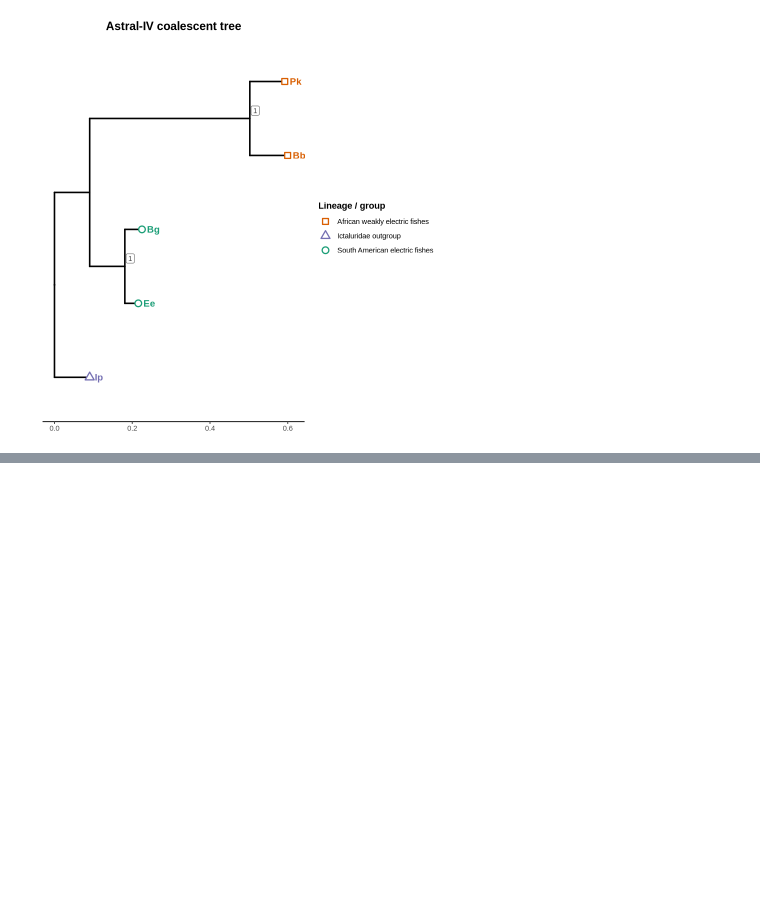
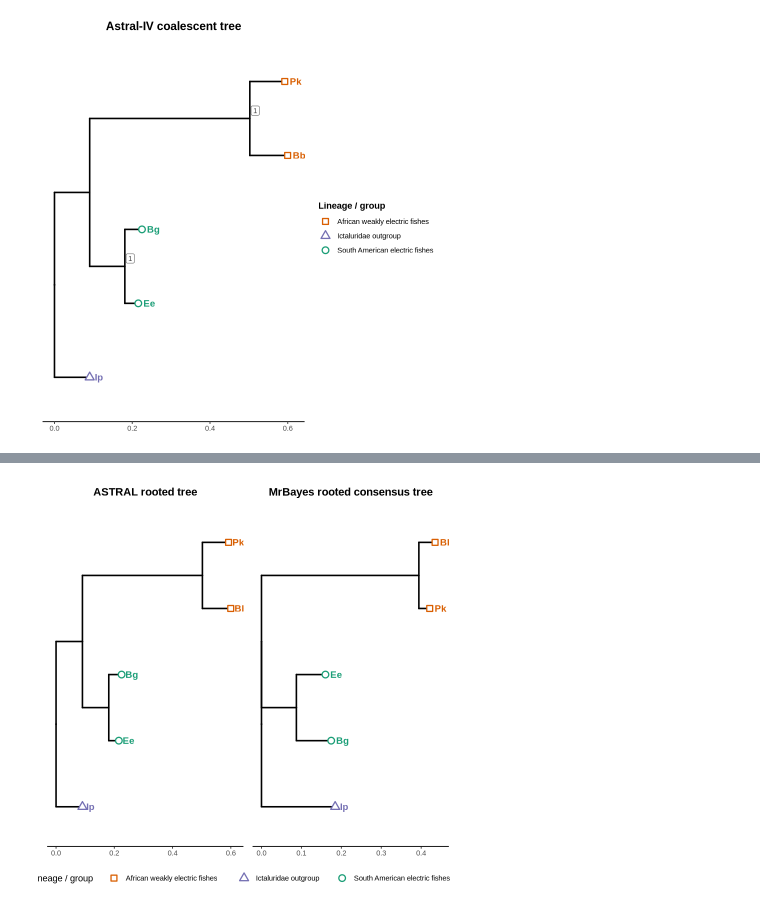
Before and after one commit to svenkatesh06/Botany653, a Jupyter notebook: scripts/coalescent_astral/visualize_trees_astral.ipynb, the cells around one changed output, grey strips where cells are left out. Saved outputs shown, nothing was run; the diff lists cells and outputs as text; code cells hidden in the pictures; blank space fills up the shorter version.

Commit message:
added comparison bet. astral and MrBayes

```diff
--- a/scripts/coalescent_astral/visualize_trees_astral.ipynb
+++ b/scripts/coalescent_astral/visualize_trees_astral.ipynb
@@ -90,6 +93,22 @@ plot_tree <- function(tree_file, outfile_prefix, plot_title) {
 ")
     return(p)
 }
+
+#
+plot_cophylo_colored <- function(outfile, type = c("pdf", "png"),title) {
+    type <- match.arg(type)
+
+    if (type == "pdf") {
+        pdf(outfile, width = 13, height = 8)
+    } else {
+        png(outfile, width = 3900, height = 2400, res = 300)
+    }
+
+    par(mar = c(2, 2, 6, 10), xpd = NA)
+    plot(co, fsize = 1.1, ftype = "i", link.type = "curved", link.lwd = 3, link.col = link_cols, pts = TRUE, pch = 21, mar = c(2, 2, 6, 10))
+    mtext(title, side = 3, line = 3, cex = 1.4, font = 2)
+    dev.off()
+}
 # %%
 # plot tree
 plot_tree(
@@ -112,3 +131,82 @@ Rooted; includes branch length(s).
 Warning message in geom_label2(aes(subset = !isTip & !is.na(label) & label != "", :
 “Ignoring unknown parameters: `label.size`”
 [figure]
+# %%
+## compare NT AStral and MrBayes trees
+
+mb_file <- file.path("../../results/mrbayes/full_run/full_run_mrbayes.nex.con.tre")
+astral_file <- file.path(indir, "astral4_species_tree_nt.tre")
+
+compare_outdir <- file.path(outdir, "comparison_astral_mrbayes")
+dir.create(compare_outdir, recursive = TRUE, showWarnings = FALSE)
+
+astral_tree <- read.tree(astral_file)
+mb_tree <- read.nexus(mb_file)
+
+if (inherits(mb_tree, "multiPhylo")) {
+    mb_tree <- mb_tree[[1]]
+}
+
+if (!setequal(astral_tree$tip.label, mb_tree$tip.label)) {
+    stop("Tip labels do not match")
+}
+
+outgroup <- "Ip"
+
+# Astral tree is already rooted.
+if (is.rooted(astral_tree)){
+    astral_rooted <- astral_tree
+} else {
+    cat("Astral tree is unrooted, rooting with Ip as outgroup...\n")
+    astral_rooted <- root(astral_tree, outgroup = outgroup, resolve.root = TRUE)
+}
+
+mb_rooted <- root(mb_tree, outgroup = outgroup, resolve.root = TRUE)
+
+astral_rooted <- ladderize(astral_rooted)
+mb_rooted <- ladderize(mb_rooted)
+
+compare_result <- capture.output(comparePhylo(astral_rooted, mb_rooted))
+writeLines(compare_result)
+writeLines(compare_result, file.path(compare_outdir, "comparePhylo_astral_nt_vs_mrbayes.txt"))
+
+rf <- dist.topo(astral_rooted, mb_rooted)
+cat("Robinson-Foulds distance:", rf, "")
+writeLines( paste("Robinson-Foulds distance:", rf), file.path(compare_outdir, "rf_distance_astral_nt_vs_mrbayes.txt"))
+
+assoc <- cbind(astral_rooted$tip.label, astral_rooted$tip.label)
+link_cols <- lineage_palette[lineage_df$lineage[match(assoc[, 1], lineage_df$label)]]
+
+co <- cophylo( astral_rooted, mb_rooted, assoc = assoc, rotate = TRUE)
+
+plot_cophylo_colored(file.path(compare_outdir, "cophylo_astral_nt_vs_mrbayes.pdf"), type = "pdf", title = "Cophylo comparison of Astral-IV and MrBayes trees" )
+plot_cophylo_colored(file.path(compare_outdir, "cophylo_astral_nt_vs_mrbayes.png"), type = "png",title ="Cophylo comparison of Astral-IV and MrBayes trees")
+
+# Also save cleaner side-by-side ggtree plots.
+p_iq <- ggtree(astral_rooted, size = 0.9) %<+% lineage_df +
+    geom_tippoint(aes(color = lineage, shape = lineage), size = 3, fill = "white", stroke = 1.1) +
+    geom_tiplab(aes(color = lineage), size = 4, fontface = "bold", offset = 0.01, show.legend = FALSE) +
+    scale_color_manual(values = lineage_palette, name = "Lineage / group") +
+    scale_shape_manual(values = lineage_shapes, name = "Lineage / group") +
+    ggtitle("ASTRAL rooted tree") +
+    theme_tree2() +
+    theme(plot.title = element_text(hjust = 0.5, face = "bold"))
+
+p_mb <- ggtree(mb_rooted, size = 0.9) %<+% lineage_df +
+    geom_tippoint(aes(color = lineage, shape = lineage), size = 3, fill = "white", stroke = 1.1) +
+    geom_tiplab(aes(color = lineage), size = 4, fontface = "bold", offset = 0.01, show.legend = FALSE) +
+    scale_color_manual(values = lineage_palette, name = "Lineage / group") +
+    scale_shape_manual(values = lineage_shapes, name = "Lineage / group") +
+    ggtitle("MrBayes rooted consensus tree") +
+    theme_tree2() +
+    theme(plot.title = element_text(hjust = 0.5, face = "bold"))
+
+side_by_side <- p_iq + p_mb + plot_layout(ncol = 2, guides = "collect") &
+    theme(legend.position = "bottom")
+
+ggsave( filename = file.path(compare_outdir, "astral_nt_mrbayes_side_by_side.pdf"), plot = side_by_side, width = 14, height = 6 )
+
+ggsave( filename = file.path(compare_outdir, "astral_nt_mrbayes_side_by_side.png"), plot = side_by_side, width = 14, height = 6, dpi = 300)
+
+side_by_side
+# %% [output]
@@ -114,0 +228 @@ Warning message in geom_label2(aes(subset = !isTip & !is.na(label) & label != ""
+[figure, added]
```
Also changed, not shown: parts of 2 cells of this notebook, 6 other files.
